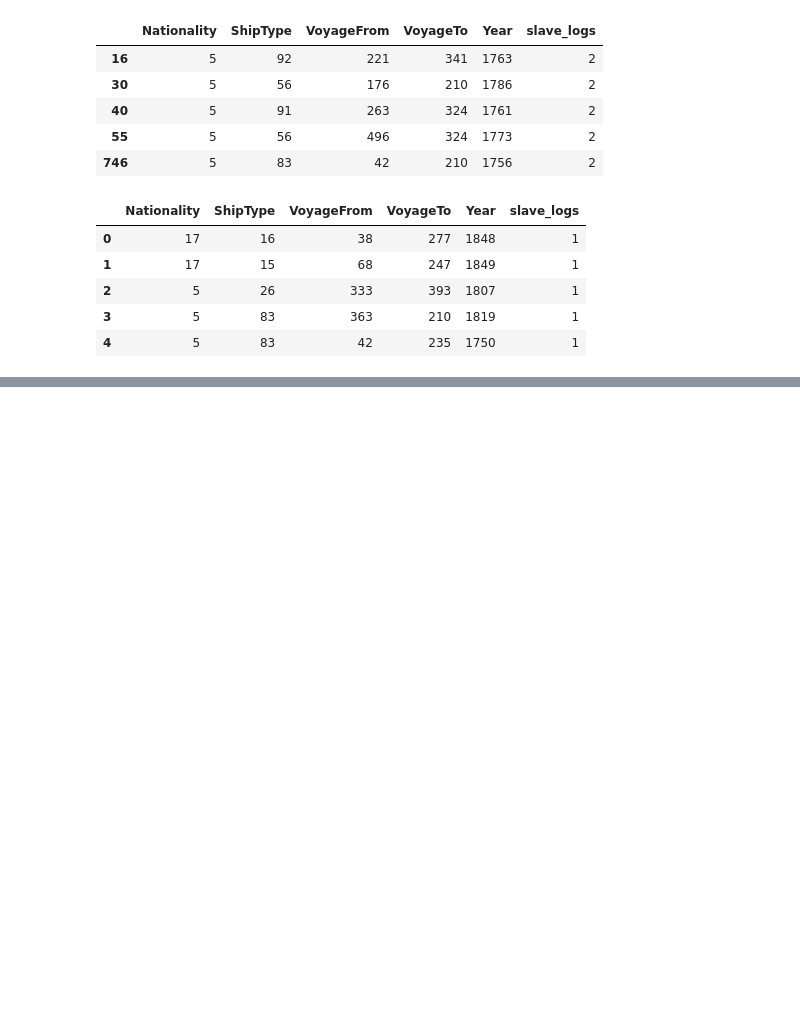
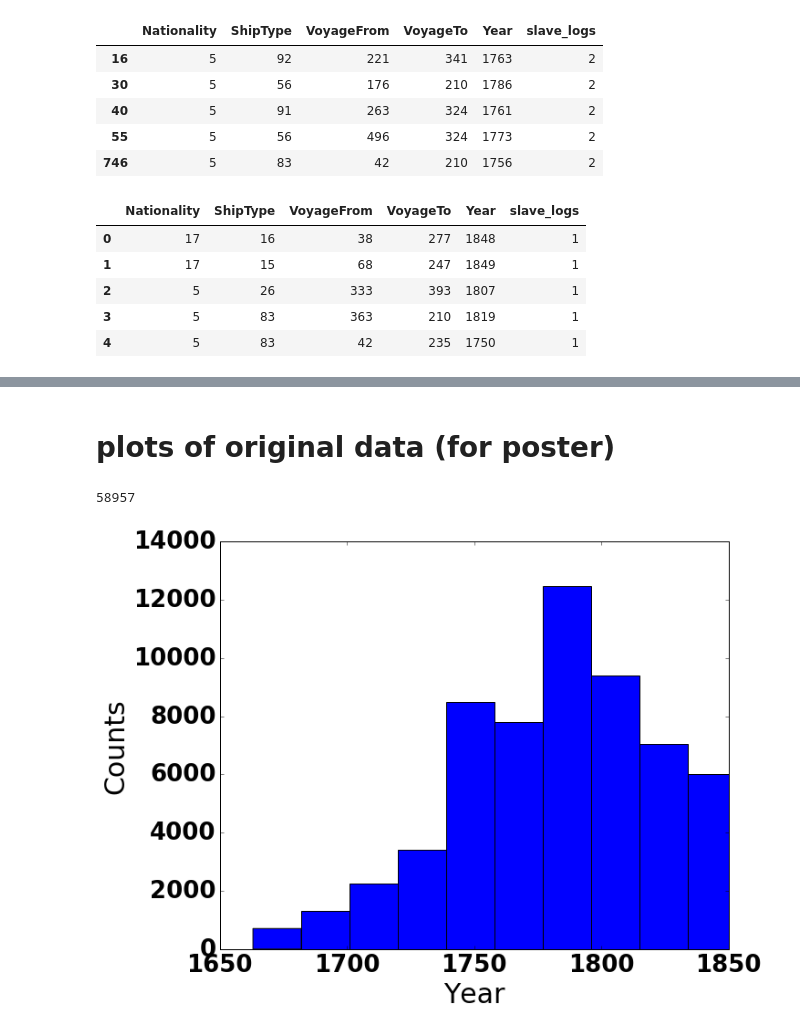
Before and after one commit to clarka34/exploringShipLogbooks, a Jupyter notebook: classifier-notebook-clean.ipynb, the cells around one changed output, grey strips where cells are left out. Drawn from its saved outputs; the diff is of its cells as text; code cells hidden in the pictures; blank space fills up the shorter version.

Commit message:
added plots

```diff
--- a/classifier-notebook-clean.ipynb
+++ b/classifier-notebook-clean.ipynb
@@ -79,0 +68,2 @@ cl.cliwoc_data_all.head()
+# %% [markdown]
+# plots of original data (for poster)
@@ -79,0 +78,23 @@ cl.cliwoc_data_all.head()
+# %%
+len(pd.concat([cl.validation_set_2, cl.training_data]))
+# %% [output]
+58957
+# %%
+fig1, ax1 = plt.subplots()
+
+ax1.hist(pd.concat([cl.validation_set_2, cl.training_data], ignore_index = True)['Year'])
+ax1.set_xlabel('Year', fontsize = 30)
+ax1.set_ylabel('Counts', fontsize = 30)
+plt.xlim([1650, 1850])
+
+for tick in ax1.xaxis.get_major_ticks():
+    tick.label.set_fontsize(26)
+
+for tick in ax1.yaxis.get_major_ticks():
+    tick.label.set_fontsize(26)
+
+fig1.set_size_inches(10, 8)
+
+plt.savefig('slave_voyage_years.png')
+# %% [output]
+[figure, added]
```
Also changed, not shown: parts of 8 cells of this notebook.
